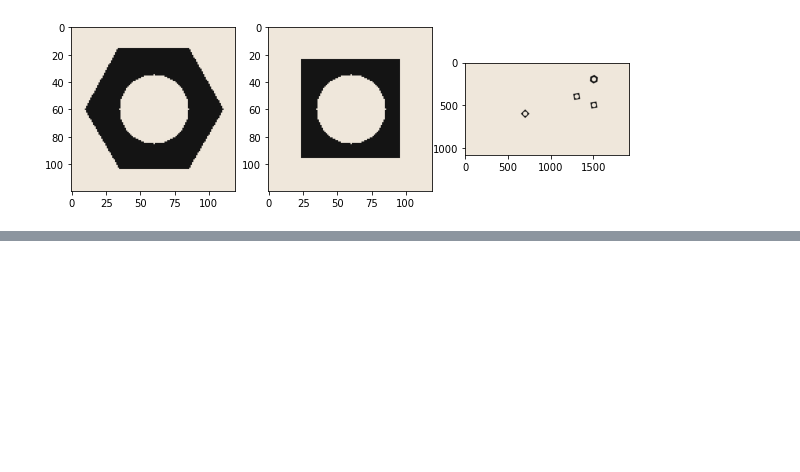
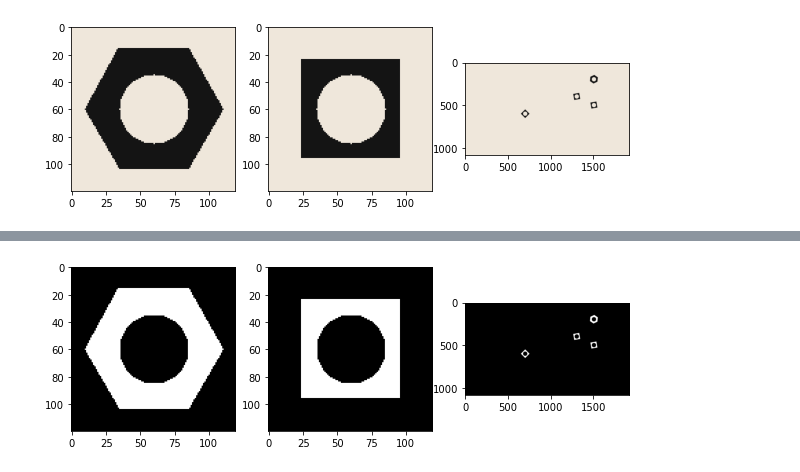
Before and after one commit to dakshinatharindu/Image-Processing, a Jupyter notebook: Assignment-03/160622R_a03.ipynb, the cells around one changed output, grey strips where cells are left out. Drawn from its saved outputs; the diff is of its cells as text; code cells hidden in the pictures; blank space fills up the shorter version.

Commit message:
Carry out morphological closing

```diff
--- a/Assignment-03/160622R_a03.ipynb
+++ b/Assignment-03/160622R_a03.ipynb
@@ -28,0 +29,13 @@ plt.show()
+# %%
+kernel = np.ones((3, 3), np.uint8)
+hexnut_template_closed = cv.morphologyEx(hexnut_template_thresh, cv.MORPH_CLOSE, kernel)
+squarenut_template_closed = cv.morphologyEx(squarenut_template_thresh, cv.MORPH_CLOSE, kernel)
+conveyor_f100_closed = cv.morphologyEx(conveyor_f100_thresh, cv.MORPH_CLOSE, kernel)
+
+fig, ax = plt.subplots(1, 3, figsize=(10, 10))
+ax[0].imshow(hexnut_template_closed, cmap='gray')
+ax[1].imshow(squarenut_template_closed, cmap='gray')
+ax[2].imshow(conveyor_f100_closed, cmap='gray')
+plt.show()
+# %% [output]
+[figure, added]
```
Also changed, not shown: parts of 3 cells of this notebook, 1 other file.
